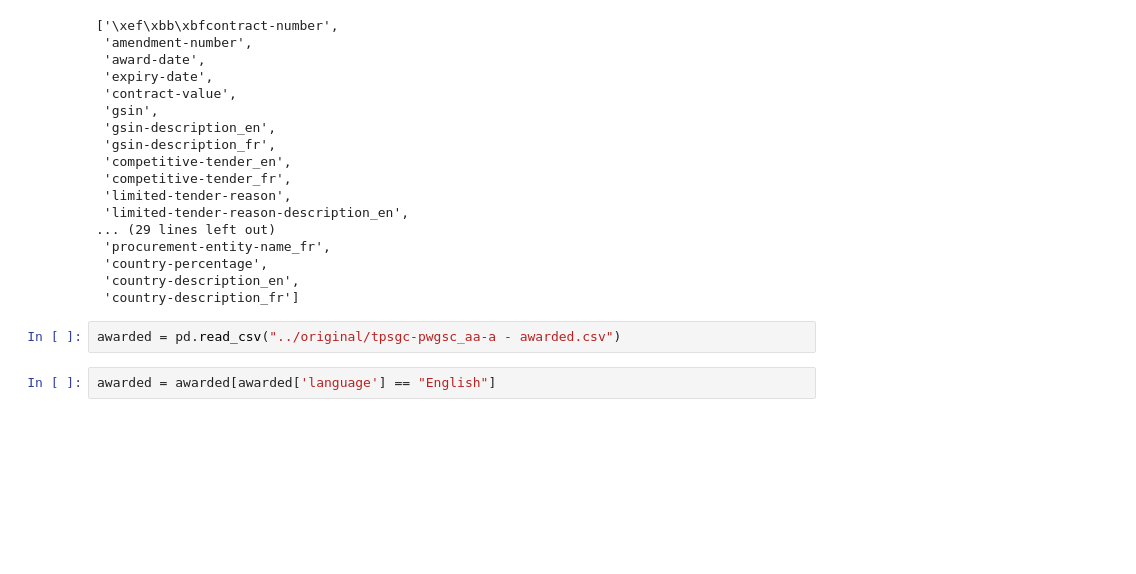
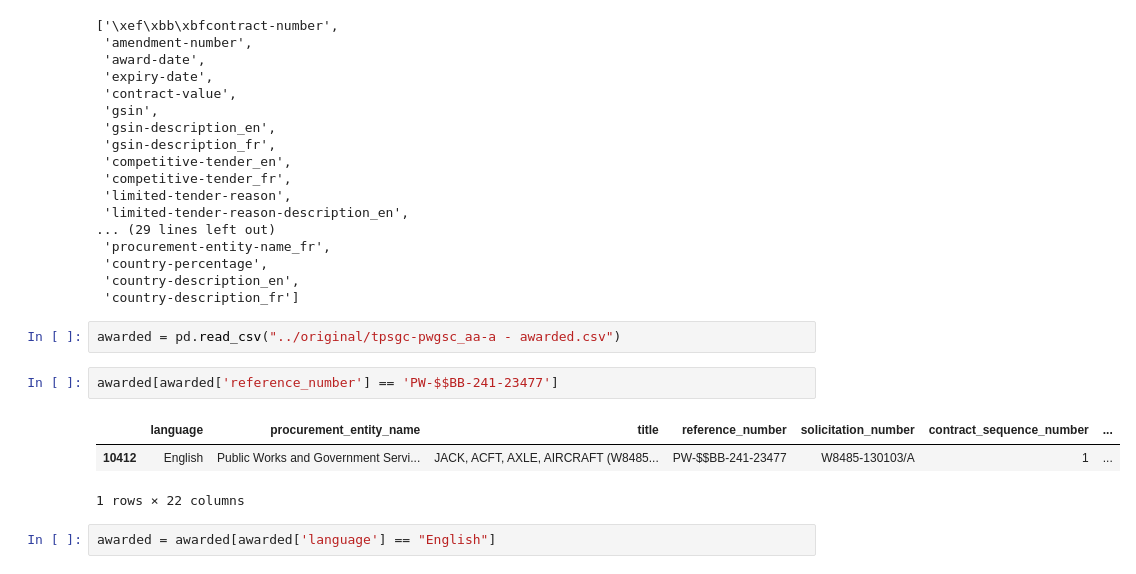
Before and after one commit to open-contracting/sample-data, a Jupyter notebook: buyandsell/processing/Process Contract History.ipynb, the cells around one changed output. Drawn from its saved outputs; the diff is of its cells as text; blank space fills up the shorter version.

```diff
--- a/buyandsell/processing/Process Contract History.ipynb
+++ b/buyandsell/processing/Process Contract History.ipynb
@@ -81,6 +81,12 @@ column_list
  'country-description_fr']
 # %%
 awarded = pd.read_csv("../original/tpsgc-pwgsc_aa-a - awarded.csv")
+# %%
+awarded[awarded['reference_number'] == 'PW-$$BB-241-23477']
+# %% [output]
+|  | language | procurement_entity_name | title | reference_number | solicitation_number | contract_sequence_number | ... |
+| 10412 | English | Public Works and Government Servi... | JACK, ACFT, AXLE, AIRCRAFT (W8485... | PW-$$BB-241-23477 | W8485-130103/A | 1 | ... |
+1 rows × 22 columns
 # %%
 awarded = awarded[awarded['language'] == "English"]
 # %%
```
Also changed, not shown: 2 other files.
